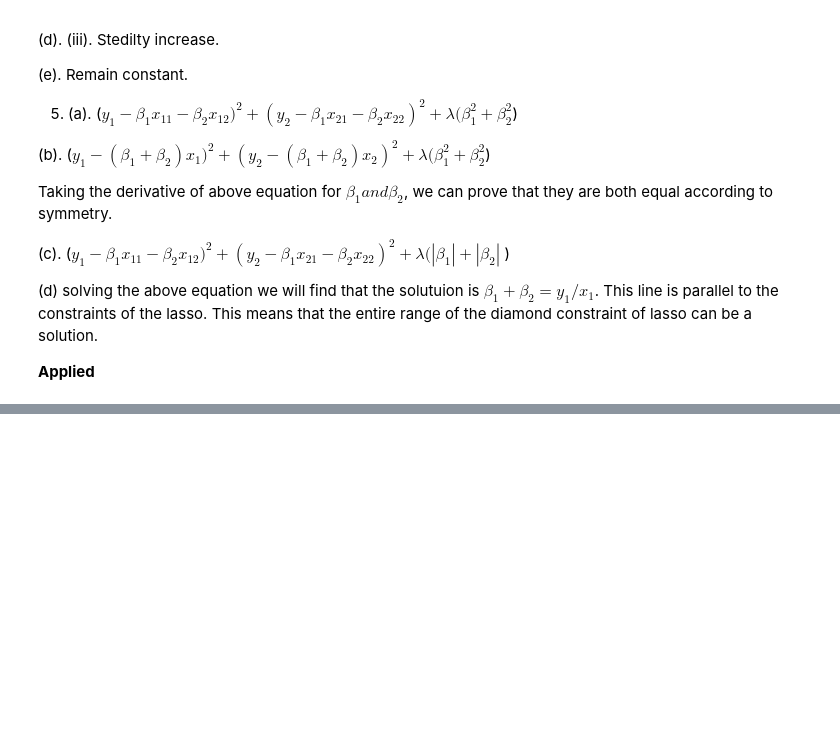
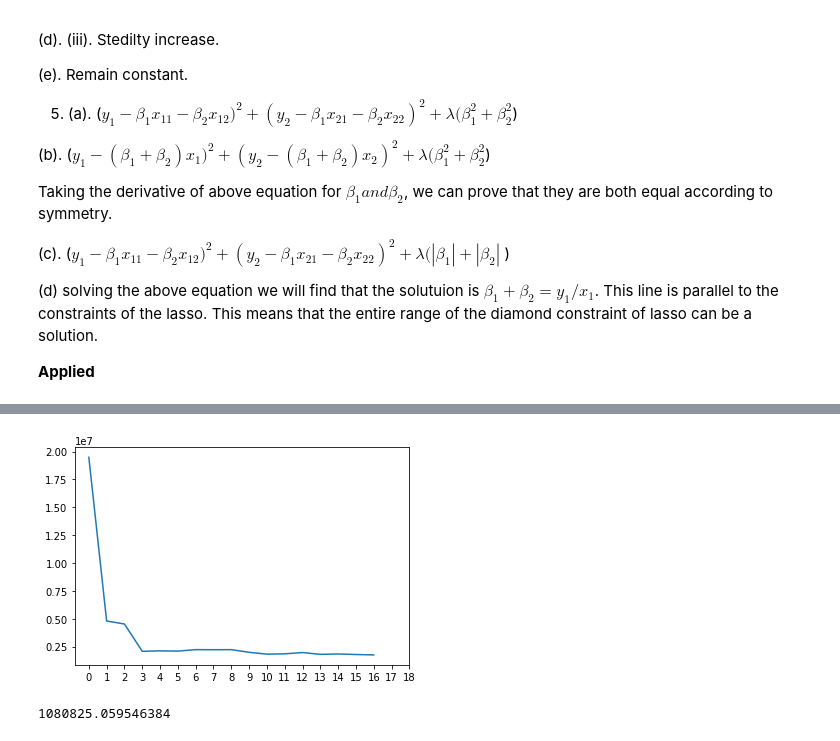
Before and after one commit to atystats/ISLR_Notes_codes, a Jupyter notebook: Chapter 6.ipynb, the cells around one changed output, grey strips where cells are left out. Saved outputs shown, nothing was run; the diff lists cells and outputs as text; code cells hidden in the pictures; blank space fills up the shorter version.

Commit message:
Notebook on ISLR

```diff
--- a/Chapter 6.ipynb
+++ b/Chapter 6.ipynb
@@ -1245,0 +1506,11 @@ __Applied__
+# %%
+# 9.(a).
+url = "https://raw.githubusercontent.com/atystats/ISLR_Notes_codes/master/Datasets/College.csv"
+College = pd.read_csv(url, index_col = 0)
+dummy = pd.get_dummies(College[['Private']]) # Creating dummies for categorical vars
+College = pd.concat([College,dummy],axis = 1)
+
+X = np.array(College.drop(['Apps','Private','Private_No'], axis = 1))
+y = np.array(College['Apps'])
+
+X_train, X_test, y_train, y_test = train_test_split(X, y, test_size=0.50, random_state=70)
@@ -1245,0 +1547,43 @@ __Applied__
+# %%
+# 9.(e).
+# Now we will fit the PCR on the training data and calculate the error
+mse = make_scorer(mean_squared_error)
+def get_models():
+    models = dict()
+    for i in range(1,20):
+        steps = [('pca',PCA(n_components = i)),('m',LinearRegression())]
+        models[str(i)] = Pipeline(steps = steps)
+    return models
+
+# evaluate a given model using cross-validation
+def evaluate_model(model):
+    cv = KFold(n_splits = 10, shuffle =  True, random_state = random.randint(1,100))
+    scores = cross_val_score(model, X_train, y_train, scoring= mse, cv=cv, n_jobs=-1)
+    return scores
+
+# get the models to evaluate
+models = get_models()
+
+# evaluate the models and store results
+results, names = list(), list()
+for name, model in models.items():
+    scores = evaluate_model(model)
+    results.append(scores)
+    names.append(name)
+
+plt.plot(np.mean(results, axis = 1))
+plt.xticks(list(range(0,19)))
+plt.show()
+# %% [output]
+[figure, added]
+# %%
+# The above plot suggest M = 4 or M = 11.
+# fit the PCA and transform the training and test dataset
+X_train_PCA = models['11']['pca'].fit_transform(X_train)
+X_test_PCA = models['11']['pca'].transform(X_test)
+
+lm = LinearRegression()
+lm.fit(X_train_PCA, y_train)
+np.mean((lm.predict(X_test_PCA) - y_test)**2)
+# %% [output]
+1080825.059546384
```
Also changed, not shown: parts of 25 cells of this notebook.
